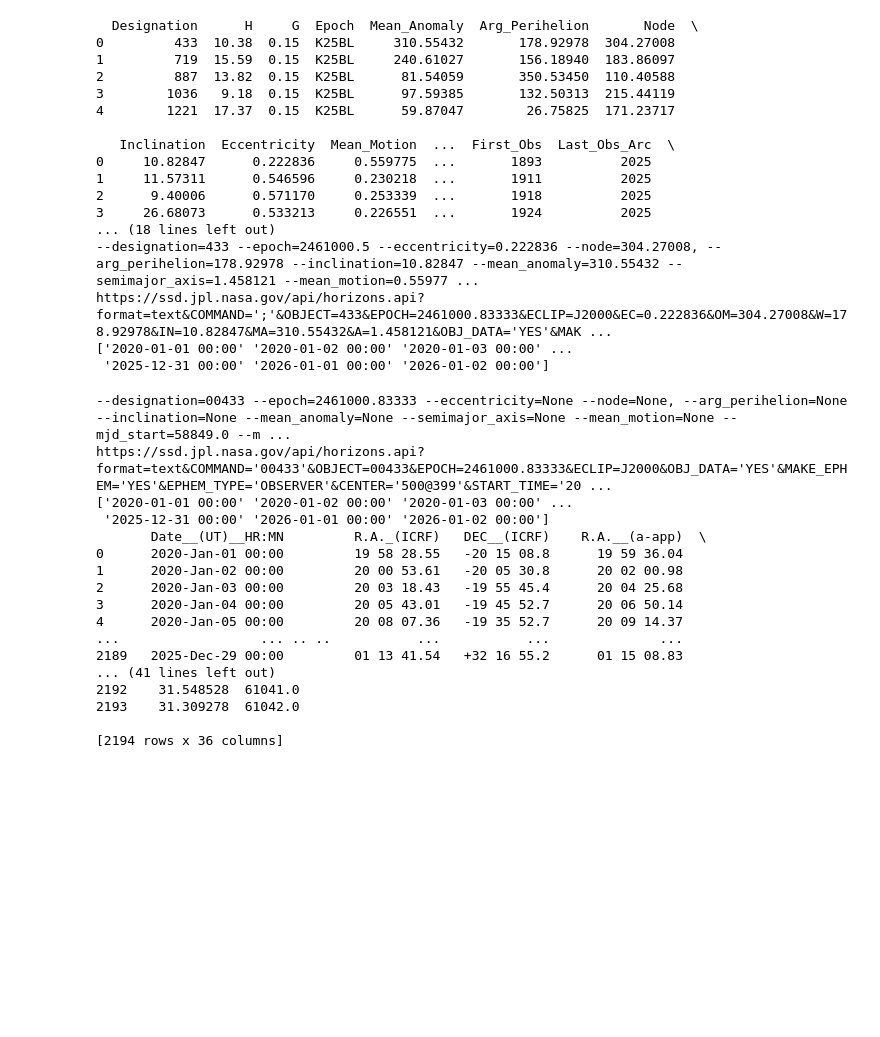
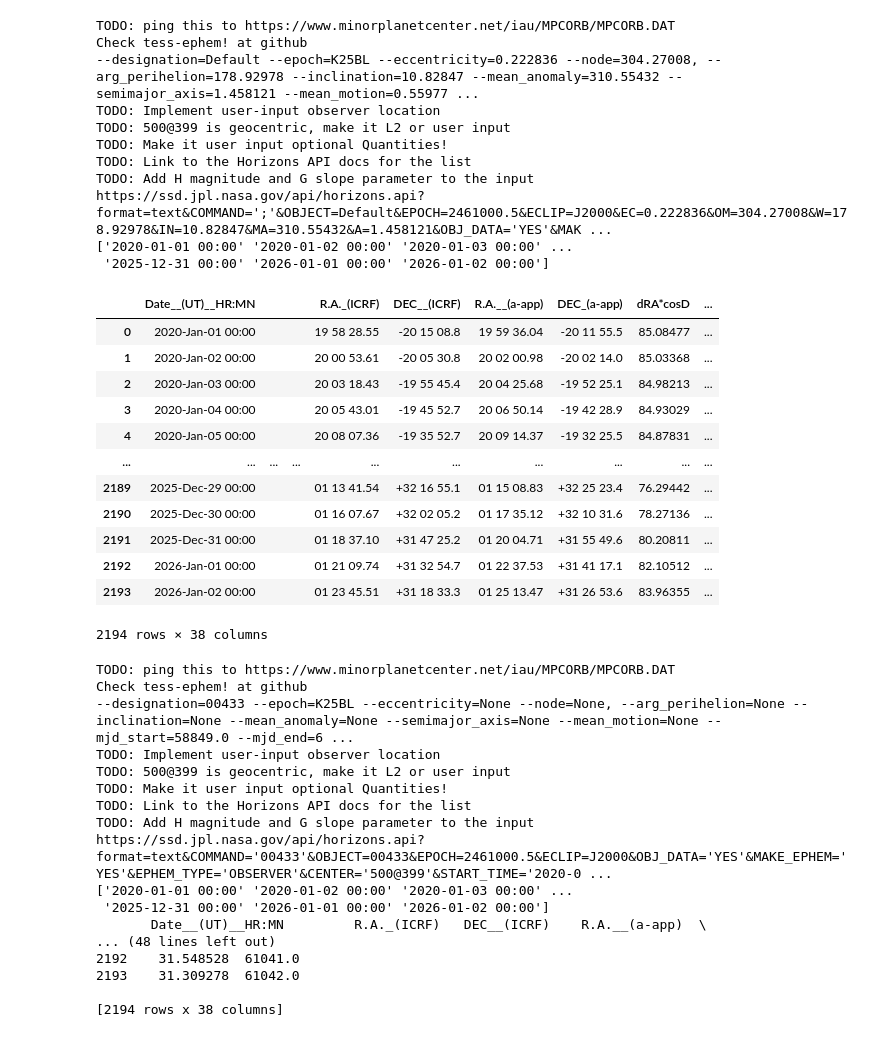
Before and after one commit to Borlaff/EPHESSOS, a Jupyter notebook: notebooks/H1_Eros_from_JPL_Horizons.ipynb, the cells around one changed output. Drawn from its saved outputs; the diff is of its cells as text; code cells hidden in the pictures; blank space fills up the shorter version.

```diff
--- a/notebooks/H1_Eros_from_JPL_Horizons.ipynb
+++ b/notebooks/H1_Eros_from_JPL_Horizons.ipynb
@@ -12,12 +17,11 @@ from astropy.time import Time
 mjd_start = Time('2020-01-01T00:00:00', format='isot', scale='utc').mjd
 mjd_end = Time('2026-01-02T00:00:00', format='isot', scale='utc').mjd
 
-if NEA_elements_table.iloc[i]["Epoch"] == "K25BL":
-    epoch = Time('2025-11-21T00:00:00', format='isot', scale='tt').jd
-    print(epoch)
+#if NEA_elements_table.iloc[i]["Epoch"] == "K25BL":
+#    epoch = Time('2025-11-21T00:00:00', format='isot', scale='tt').jd
+#    print(epoch)
 
-horizons_dataframe = ep.core.ephessos(designation=NEA_elements_table.iloc[i]["Designation"],
-                      epoch=epoch,
+horizons_dataframe = ep.core.ephessos(epoch=NEA_elements_table.iloc[i]["Epoch"],
                       eccentricity=NEA_elements_table.iloc[i]["Eccentricity"],
                       node=NEA_elements_table.iloc[i]["Node"],
                       arg_perihelion=NEA_elements_table.iloc[i]["Arg_Perihelion"],
@@ -30,25 +34,37 @@ horizons_dataframe = ep.core.ephessos(designation=NEA_elements_table.iloc[i]["De
                       step_size="1d",
                       verbose=True)
 # %% [output]
-  Designation      H     G  Epoch  Mean_Anomaly  Arg_Perihelion       Node  \
-0         433  10.38  0.15  K25BL     310.55432       178.92978  304.27008
-1         719  15.59  0.15  K25BL     240.61027       156.18940  183.86097
-2         887  13.82  0.15  K25BL      81.54059       350.53450  110.40588
-3        1036   9.18  0.15  K25BL      97.59385       132.50313  215.44119
-4        1221  17.37  0.15  K25BL      59.87047        26.75825  171.23717
-
-   Inclination  Eccentricity  Mean_Motion  ...  First_Obs  Last_Obs_Arc  \
-0     10.82847      0.222836     0.559775  ...       1893          2025
-1     11.57311      0.546596     0.230218  ...       1911          2025
-2      9.40006      0.571170     0.253339  ...       1918          2025
-3     26.68073      0.533213     0.226551  ...       1924          2025
-... (18 lines left out)
---designation=433 --epoch=2461000.5 --eccentricity=0.222836 --node=304.27008, --arg_perihelion=178.92978 --inclination=10.82847 --mean_anomaly=310.55432 --semimajor_axis=1.458121 --mean_motion=0.55977 ...
-https://ssd.jpl.nasa.gov/api/horizons.api?format=text&COMMAND=';'&OBJECT=433&EPOCH=2461000.83333&ECLIP=J2000&EC=0.222836&OM=304.27008&W=178.92978&IN=10.82847&MA=310.55432&A=1.458121&OBJ_DATA='YES'&MAK ...
+TODO: ping this to https://www.minorplanetcenter.net/iau/MPCORB/MPCORB.DAT
+Check tess-ephem! at github
+--designation=Default --epoch=K25BL --eccentricity=0.222836 --node=304.27008, --arg_perihelion=178.92978 --inclination=10.82847 --mean_anomaly=310.55432 --semimajor_axis=1.458121 --mean_motion=0.55977 ...
+TODO: Implement user-input observer location
+TODO: 500@399 is geocentric, make it L2 or user input
+TODO: Make it user input optional Quantities!
+TODO: Link to the Horizons API docs for the list
+TODO: Add H magnitude and G slope parameter to the input
+https://ssd.jpl.nasa.gov/api/horizons.api?format=text&COMMAND=';'&OBJECT=Default&EPOCH=2461000.5&ECLIP=J2000&EC=0.222836&OM=304.27008&W=178.92978&IN=10.82847&MA=310.55432&A=1.458121&OBJ_DATA='YES'&MAK ...
 ['2020-01-01 00:00' '2020-01-02 00:00' '2020-01-03 00:00' ...
  '2025-12-31 00:00' '2026-01-01 00:00' '2026-01-02 00:00']
+# %%
+horizons_dataframe
+# %% [output]
+|  | Date__(UT)__HR:MN |  |  | R.A._(ICRF) | DEC__(ICRF) | R.A.__(a-app) | DEC_(a-app) | dRA*cosD | ... |
+| 0 | 2020-Jan-01 00:00 |  |  | 19 58 28.55 | -20 15 08.8 | 19 59 36.04 | -20 11 55.5 | 85.08477 | ... |
+| 1 | 2020-Jan-02 00:00 |  |  | 20 00 53.61 | -20 05 30.8 | 20 02 00.98 | -20 02 14.0 | 85.03368 | ... |
+| 2 | 2020-Jan-03 00:00 |  |  | 20 03 18.43 | -19 55 45.4 | 20 04 25.68 | -19 52 25.1 | 84.98213 | ... |
+| 3 | 2020-Jan-04 00:00 |  |  | 20 05 43.01 | -19 45 52.7 | 20 06 50.14 | -19 42 28.9 | 84.93029 | ... |
+| 4 | 2020-Jan-05 00:00 |  |  | 20 08 07.36 | -19 35 52.7 | 20 09 14.37 | -19 32 25.5 | 84.87831 | ... |
+| ... | ... | ... | ... | ... | ... | ... | ... | ... | ... |
+| 2189 | 2025-Dec-29 00:00 |  |  | 01 13 41.54 | +32 16 55.1 | 01 15 08.83 | +32 25 23.4 | 76.29442 | ... |
+| 2190 | 2025-Dec-30 00:00 |  |  | 01 16 07.67 | +32 02 05.2 | 01 17 35.12 | +32 10 31.6 | 78.27136 | ... |
+| 2191 | 2025-Dec-31 00:00 |  |  | 01 18 37.10 | +31 47 25.2 | 01 20 04.71 | +31 55 49.6 | 80.20811 | ... |
+| 2192 | 2026-Jan-01 00:00 |  |  | 01 21 09.74 | +31 32 54.7 | 01 22 37.53 | +31 41 17.1 | 82.10512 | ... |
+| 2193 | 2026-Jan-02 00:00 |  |  | 01 23 45.51 | +31 18 33.3 | 01 25 13.47 | +31 26 53.6 | 83.96355 | ... |
+2194 rows × 38 columns
 # %%
-eros_horizons_dataframe = ep.core.ephessos(designation="00433", epoch=2461000.83333,
+
+
+eros_horizons_dataframe = ep.core.ephessos(designation="00433", epoch="K25BL",
                       mjd_start=mjd_start,
                       mjd_end=mjd_end,
                       step_size="1d",
@@ -56,23 +72,23 @@ eros_horizons_dataframe = ep.core.ephessos(designation="00433", epoch=2461000.83
 
 print(eros_horizons_dataframe)
 # %% [output]
---designation=00433 --epoch=2461000.83333 --eccentricity=None --node=None, --arg_perihelion=None --inclination=None --mean_anomaly=None --semimajor_axis=None --mean_motion=None --mjd_start=58849.0 --m ...
-https://ssd.jpl.nasa.gov/api/horizons.api?format=text&COMMAND='00433'&OBJECT=00433&EPOCH=2461000.83333&ECLIP=J2000&OBJ_DATA='YES'&MAKE_EPHEM='YES'&EPHEM_TYPE='OBSERVER'&CENTER='500@399'&START_TIME='20 ...
+TODO: ping this to https://www.minorplanetcenter.net/iau/MPCORB/MPCORB.DAT
+Check tess-ephem! at github
+--designation=00433 --epoch=K25BL --eccentricity=None --node=None, --arg_perihelion=None --inclination=None --mean_anomaly=None --semimajor_axis=None --mean_motion=None --mjd_start=58849.0 --mjd_end=6 ...
+TODO: Implement user-input observer location
+TODO: 500@399 is geocentric, make it L2 or user input
+TODO: Make it user input optional Quantities!
+TODO: Link to the Horizons API docs for the list
+TODO: Add H magnitude and G slope parameter to the input
+https://ssd.jpl.nasa.gov/api/horizons.api?format=text&COMMAND='00433'&OBJECT=00433&EPOCH=2461000.5&ECLIP=J2000&OBJ_DATA='YES'&MAKE_EPHEM='YES'&EPHEM_TYPE='OBSERVER'&CENTER='500@399'&START_TIME='2020-0 ...
 ['2020-01-01 00:00' '2020-01-02 00:00' '2020-01-03 00:00' ...
  '2025-12-31 00:00' '2026-01-01 00:00' '2026-01-02 00:00']
        Date__(UT)__HR:MN         R.A._(ICRF)   DEC__(ICRF)    R.A.__(a-app)  \
-0      2020-Jan-01 00:00         19 58 28.55   -20 15 08.8      19 59 36.04
-1      2020-Jan-02 00:00         20 00 53.61   -20 05 30.8      20 02 00.98
-2      2020-Jan-03 00:00         20 03 18.43   -19 55 45.4      20 04 25.68
-3      2020-Jan-04 00:00         20 05 43.01   -19 45 52.7      20 06 50.14
-4      2020-Jan-05 00:00         20 08 07.36   -19 35 52.7      20 09 14.37
-...                  ... .. ..           ...           ...              ...
-2189   2025-Dec-29 00:00         01 13 41.54   +32 16 55.2      01 15 08.83
-... (41 lines left out)
+... (48 lines left out)
 2192    31.548528  61041.0
 2193    31.309278  61042.0
 
-[2194 rows x 36 columns]
+[2194 rows x 38 columns]
 # %%
 import matplotlib.pyplot as plt
 plt.plot(horizons_dataframe["RA_deg_ICRF"], horizons_dataframe["DEC_deg_ICRF"], alpha=0.75, label="From Orbital Elements")
```
Also changed, not shown: parts of 4 cells of this notebook, 9 other files.
